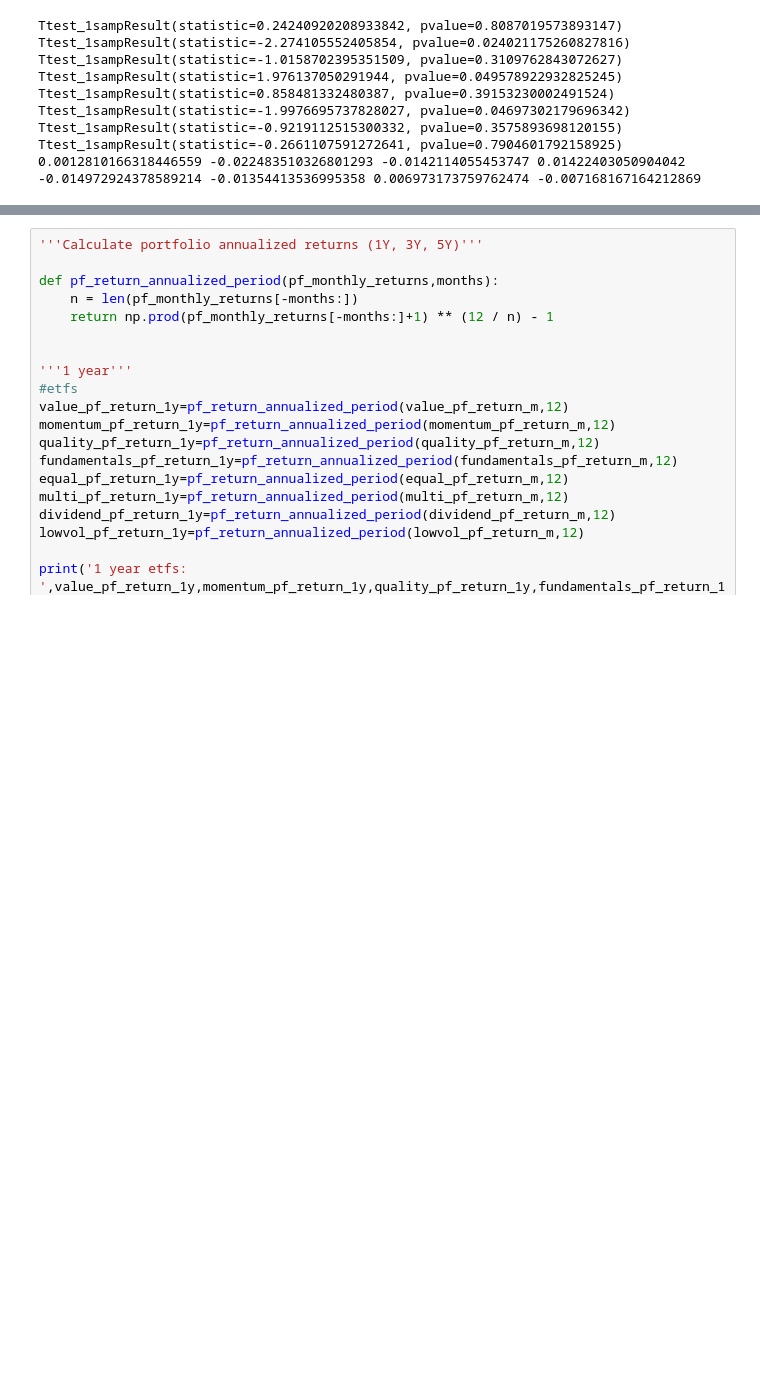
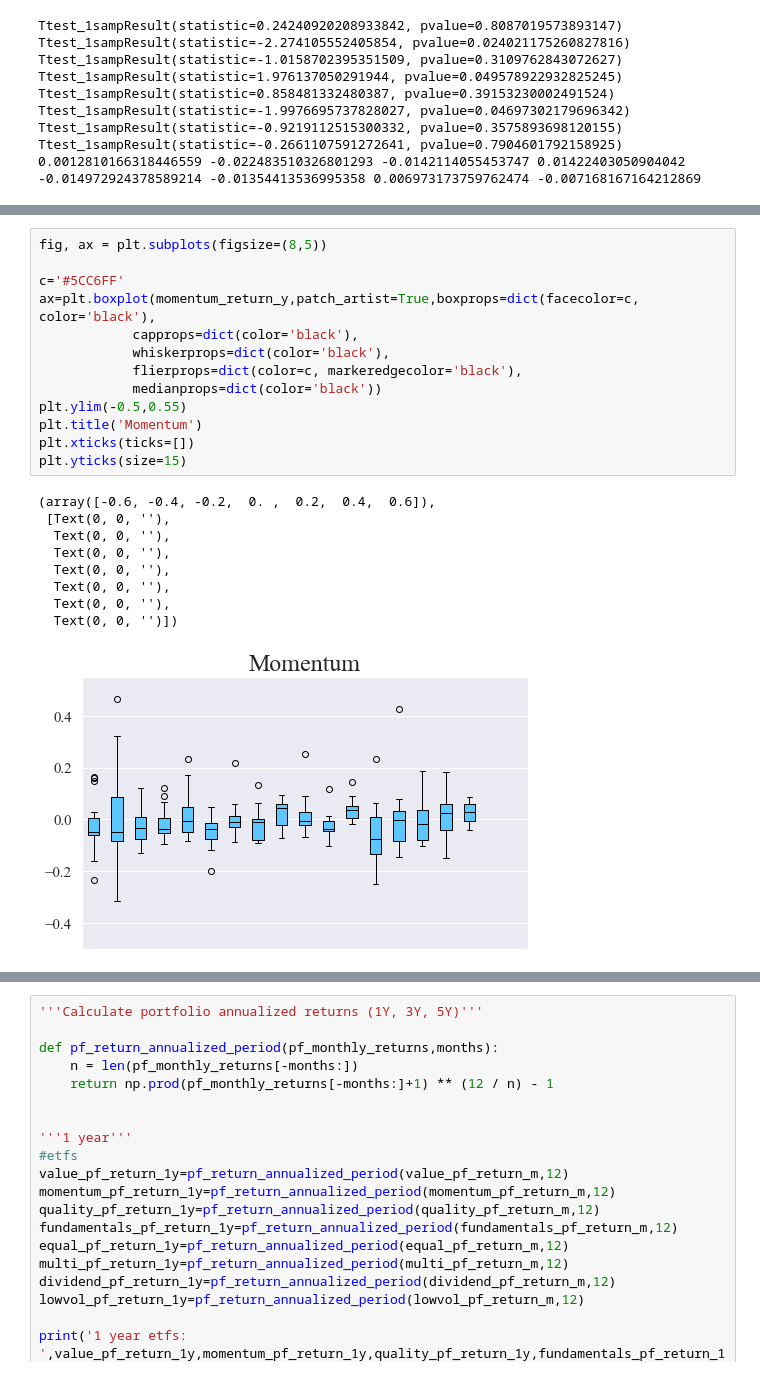
Before and after one commit to AleSandra9/master_thesis, a Jupyter notebook: analysis.ipynb, the cells around one changed output, grey strips where cells are left out. Drawn from its saved outputs; the diff is of its cells as text; blank space fills up the shorter version.

```diff
--- a/analysis.ipynb
+++ b/analysis.ipynb
@@ -366,0 +426,23 @@ print(value_return_y,momentum_return_y,quality_return_y,fundamentals_return_y,
+# %%
+fig, ax = plt.subplots(figsize=(8,5))
+
+c='#5CC6FF'
+ax=plt.boxplot(momentum_return_y,patch_artist=True,boxprops=dict(facecolor=c, color='black'),
+            capprops=dict(color='black'),
+            whiskerprops=dict(color='black'),
+            flierprops=dict(color=c, markeredgecolor='black'),
+            medianprops=dict(color='black'))
+plt.ylim(-0.5,0.55)
+plt.title('Momentum')
+plt.xticks(ticks=[])
+plt.yticks(size=15)
+# %% [output]
+(array([-0.6, -0.4, -0.2,  0. ,  0.2,  0.4,  0.6]),
+ [Text(0, 0, ''),
+  Text(0, 0, ''),
+  Text(0, 0, ''),
+  Text(0, 0, ''),
+  Text(0, 0, ''),
+  Text(0, 0, ''),
+  Text(0, 0, '')])
+[figure, added]
```
Also changed, not shown: parts of 12 cells of this notebook.
